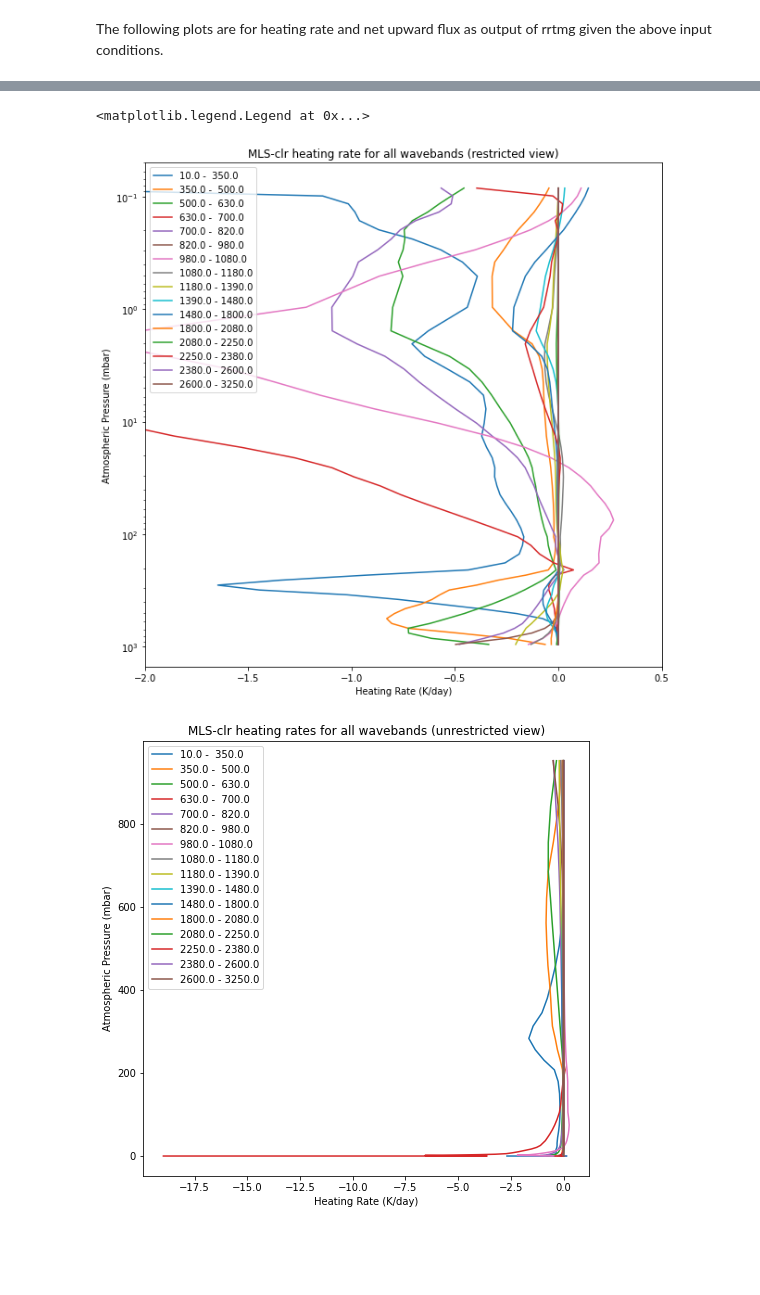
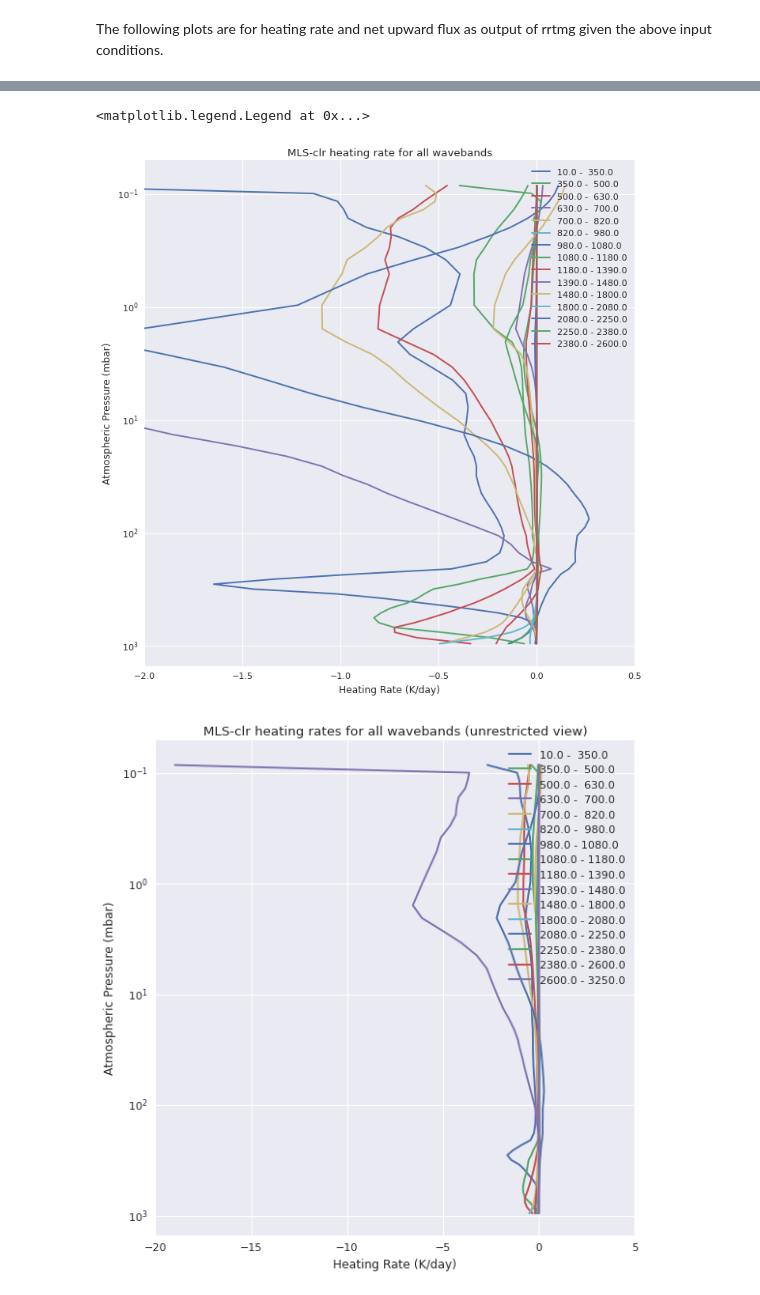
Before and after one commit to SennDegrare/RRTMG_LW_outputs, a Jupyter notebook: Longwave-rrtm-read.ipynb, the cells around one changed output, grey strips where cells are left out. Cells and saved outputs as stored; diff of their text form; code cells hidden in the pictures; blank space fills up the shorter version.

```diff
--- a/Longwave-rrtm-read.ipynb
+++ b/Longwave-rrtm-read.ipynb
@@ -3,6 +3,20 @@ import numpy as np
 import matplotlib.pyplot as plt
 import glob as g
 import pandas as pd
+# %%
+SMALL_SIZE = 18
+MEDIUM_SIZE = 20
+BIGGER_SIZE = 22
+
+plt.rc('font', size=SMALL_SIZE)          # controls default text sizes
+plt.rc('axes', titlesize=BIGGER_SIZE)     # fontsize of the axes title
+plt.rc('axes', labelsize=MEDIUM_SIZE)    # fontsize of the x and y labels
+plt.rc('xtick', labelsize=SMALL_SIZE)    # fontsize of the tick labels
+plt.rc('ytick', labelsize=SMALL_SIZE)    # fontsize of the tick labels
+plt.rc('legend', fontsize=SMALL_SIZE)    # legend fontsize
+plt.rc('figure', titlesize=BIGGER_SIZE)  # fontsize of the figure title
+
+plt.style.use('seaborn-v0_8')
 # %%
 file = sorted(g.glob('output_rrtm_MLS-clr*'))
 print(file)
@@ -281,22 +295,25 @@ Text(0.5, 1.0, 'MLS net upward radiative flux for clear skies, full bandwidth')
 # %%
 fig, ax = plt.subplots(figsize=(10,10))
-fig2, ax2 = plt.subplots(figsize=(8,8))
-for j in range(0,16):
+for j in range(0,15):
     output_51l = rrtmg_lw_output_read(51,file[0],return_bands()[j])
     ax.plot(output_51l[3][:-1], input_mls[3][:-1], label=output_51l[4])
-    ax2.plot(output_51l[3][:-1], input_mls[3][:-1], label=output_51l[4])
 ax.set_xlabel('Heating Rate (K/day)')
 ax.set_ylabel('Atmospheric Pressure (mbar)')
 ax.set_yscale('log')
 ax.set_ylim(1500,0.05)
-ax.set_title('MLS-clr heating rate for all wavebands (restricted view)')
+ax.set_title('MLS-clr heating rate for all wavebands')
 ax.set_xlim(-2, 0.5)
 ax.legend()
+plt.savefig('htr_bands.pdf', bbox_inches='tight')
 
+fig2, ax2 = plt.subplots(figsize=(8,8))
+for j in range(0,16):
+    output_51l = rrtmg_lw_output_read(51,file[0],return_bands()[j])
+    ax2.plot(output_51l[3][:-1], input_mls[3][:-1], label=output_51l[4])
 ax2.set_xlabel('Heating Rate (K/day)')
 ax2.set_ylabel('Atmospheric Pressure (mbar)')
-ax.set_yscale('log')
-ax.set_ylim(1500,0.05)
+ax2.set_yscale('log')
+ax2.set_ylim(1500,0.05)
 ax2.set_title('MLS-clr heating rates for all wavebands (unrestricted view)')
 ax2.legend()
 # %% [output]
@@ -315,10 +333,10 @@ string exists in file
 string exists in file
 string exists in file
 string exists in file
 string exists in file
 <matplotlib.legend.Legend at 0x...>
-[figure, old version]
+[figure, new version]
-[figure, old version]
+[figure, new version]
 # %%
 fig2, ax2 = plt.subplots(figsize=(10,10))
 for j in range(0,16):
```
Also changed, not shown: parts of 11 cells of this notebook, 2 other files.
